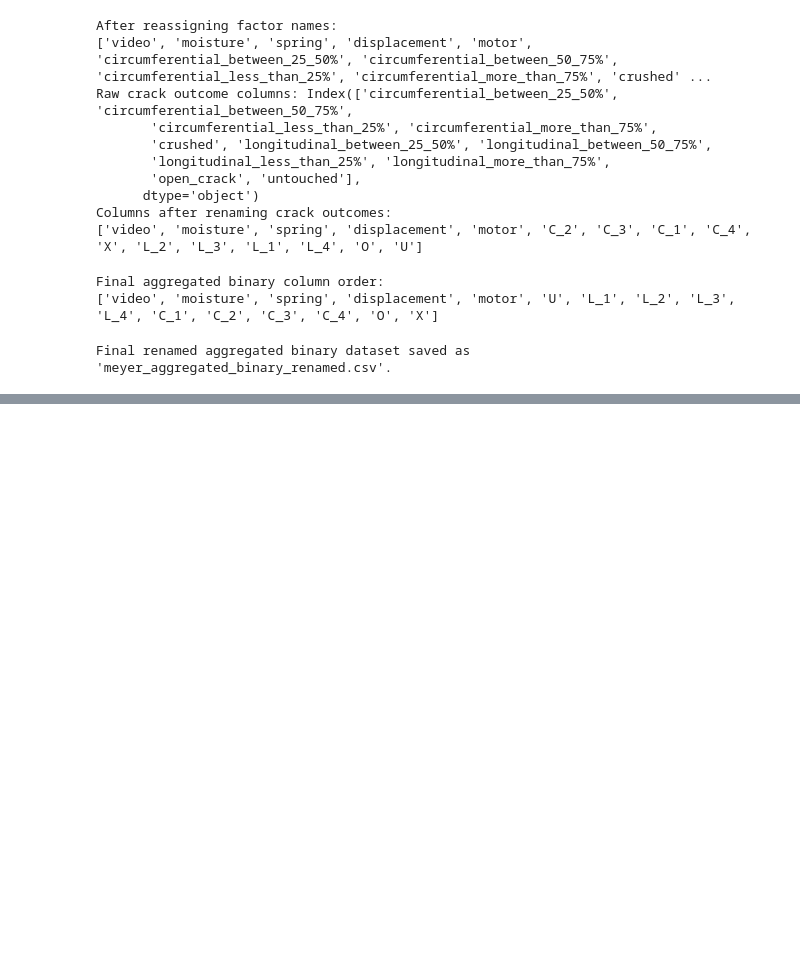
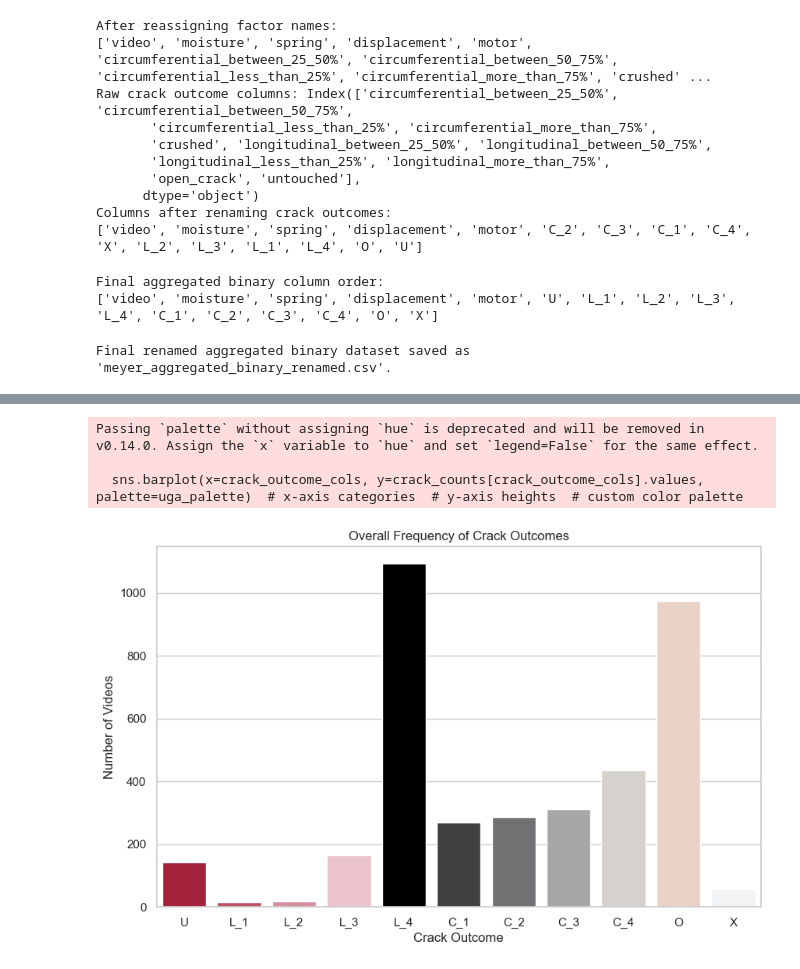
Before and after one commit to UGAMODEL/usda-cracking-analysis, a Jupyter notebook: analysis1.ipynb, the cells around one changed output, grey strips where cells are left out. Cells and saved outputs as stored; diff of their text form; code cells hidden in the pictures; blank space fills up the shorter version.

Commit message:
update analysis notebook with additional visualizations and insights

```diff
--- a/analysis1.ipynb
+++ b/analysis1.ipynb
@@ -185,3 +193,8 @@ df_aggregated.to_csv("meyer_aggregated_binary_renamed.csv", index=False)
 print("Final renamed aggregated binary dataset saved as 'meyer_aggregated_binary_renamed.csv'.")
 # %% [output]
 Final renamed aggregated binary dataset saved as 'meyer_aggregated_binary_renamed.csv'.
+# %%
+# Load the final aggregated binary dataset
+df_agg = pd.read_csv("meyer_aggregated_binary_renamed.csv")
+print("Aggregated binary dataset shape:", df_agg.shape)
+df_agg.head()
@@ -187,0 +209,16 @@ Final renamed aggregated binary dataset saved as 'meyer_aggregated_binary_rename
+# %%
+# Define UGA-Themed Color Palette
+# Each color is chosen to be visually distinct while referencing UGA reds, grays, neutrals, and black.
+uga_palette = sns.color_palette(["#BA0C2F", "#D43E5C", "#E38296", "#F0BDC9", "#000000", "#404041", "#717074", "#A7A6A9", "#D7D2CB", "#EED2C0", "#F2F3F4"], n_colors=11)
+
+# For consistent ordering in the plots, define your crack outcome columns
+crack_outcome_cols = ["U", "L_1", "L_2", "L_3", "L_4", "C_1", "C_2", "C_3", "C_4", "O", "X"]
+# %%
+# Overall Frequency of Each Crack Outcome, Sum the binary columns to get counts for each crack type and calculate percentages.
+# List of crack outcome columns (we know these are the factor columns are the first five)
+crack_outcome_cols = ["U", "L_1", "L_2", "L_3", "L_4", "C_1", "C_2", "C_3", "C_4", "O", "X"]
+
+# Calculate counts (i.e., number of videos with each crack type)
+crack_counts = df_agg[crack_outcome_cols].sum()
+print("Crack outcome counts:")
+print(crack_counts)
@@ -187,0 +259,13 @@ Final renamed aggregated binary dataset saved as 'meyer_aggregated_binary_rename
+# %%
+# Plot overall frequency with UGA palette
+plt.figure(figsize=(10, 6))
+sns.barplot(x=crack_outcome_cols, y=crack_counts[crack_outcome_cols].values, palette=uga_palette)  # x-axis categories  # y-axis heights  # custom color palette
+plt.xlabel("Crack Outcome")
+plt.ylabel("Number of Videos")
+plt.title("Overall Frequency of Crack Outcomes")
+plt.show()
+# %% [output]
+Passing `palette` without assigning `hue` is deprecated and will be removed in v0.14.0. Assign the `x` variable to `hue` and set `legend=False` for the same effect.
+
+  sns.barplot(x=crack_outcome_cols, y=crack_counts[crack_outcome_cols].values, palette=uga_palette)  # x-axis categories  # y-axis heights  # custom color palette
+[figure, added]
```
Also changed, not shown: parts of 12 cells of this notebook, 17 other files.
